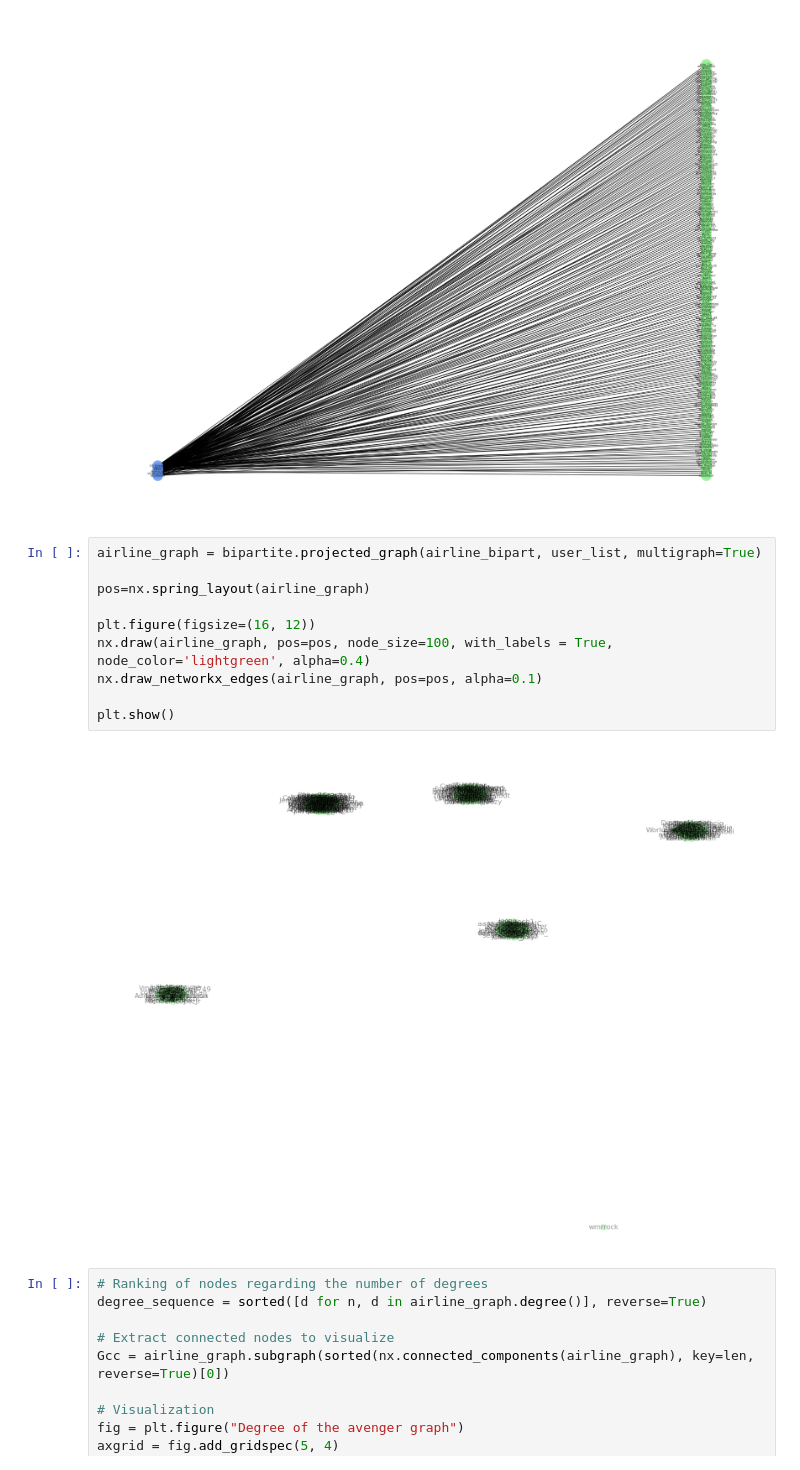
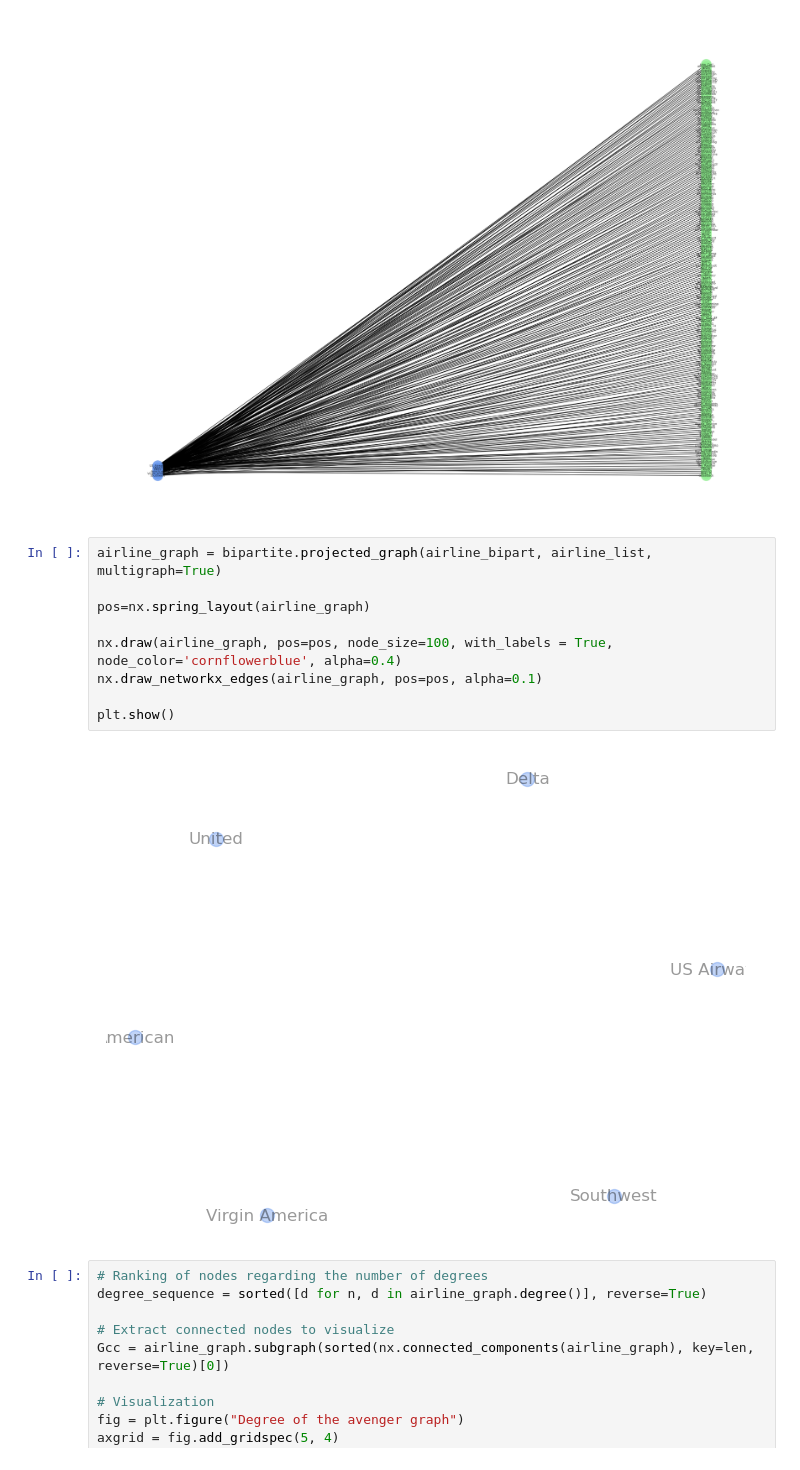
Before and after one commit to eddiexunyc/web_analytics_work, a Jupyter notebook: Final Project/Final__Project_Data_620_Project_3.ipynb, the cells around one changed output. Cells and saved outputs as stored; diff of their text form.

```diff
--- a/Final Project/Final__Project_Data_620_Project_3.ipynb
+++ b/Final Project/Final__Project_Data_620_Project_3.ipynb
@@ -517,17 +517,16 @@ plt.show()
 # %% [output]
 [figure]
 # %%
-airline_graph = bipartite.projected_graph(airline_bipart, user_list, multigraph=True)
+airline_graph = bipartite.projected_graph(airline_bipart, airline_list, multigraph=True)
 
 pos=nx.spring_layout(airline_graph)
 
-plt.figure(figsize=(16, 12))
-nx.draw(airline_graph, pos=pos, node_size=100, with_labels = True, node_color='lightgreen', alpha=0.4)
+nx.draw(airline_graph, pos=pos, node_size=100, with_labels = True, node_color='cornflowerblue', alpha=0.4)
 nx.draw_networkx_edges(airline_graph, pos=pos, alpha=0.1)
 
 plt.show()
 # %% [output]
-[figure, old version]
+[figure, new version]
 # %%
 # Ranking of nodes regarding the number of degrees
 degree_sequence = sorted([d for n, d in airline_graph.degree()], reverse=True)
```
Also changed, not shown: 4 other files.
